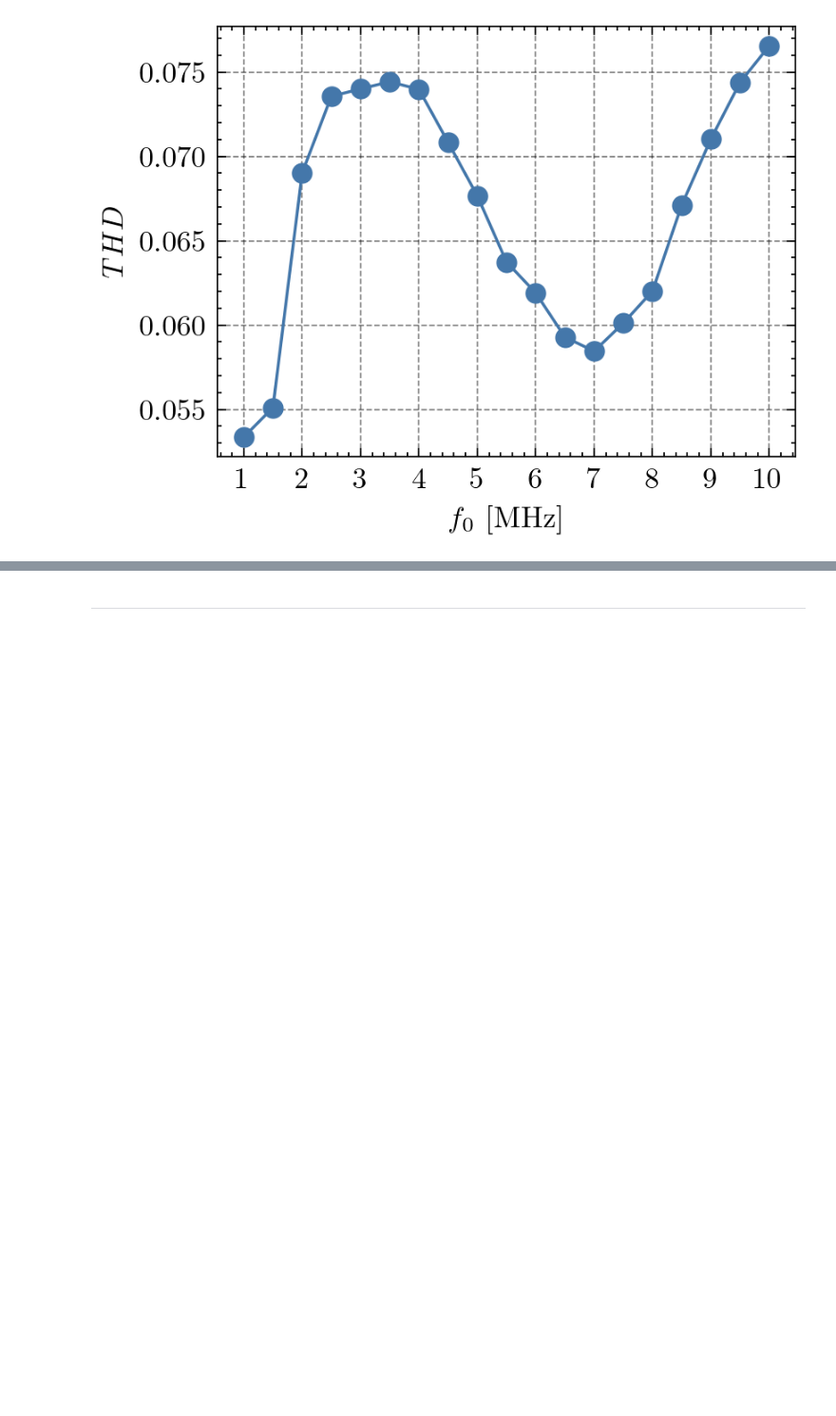
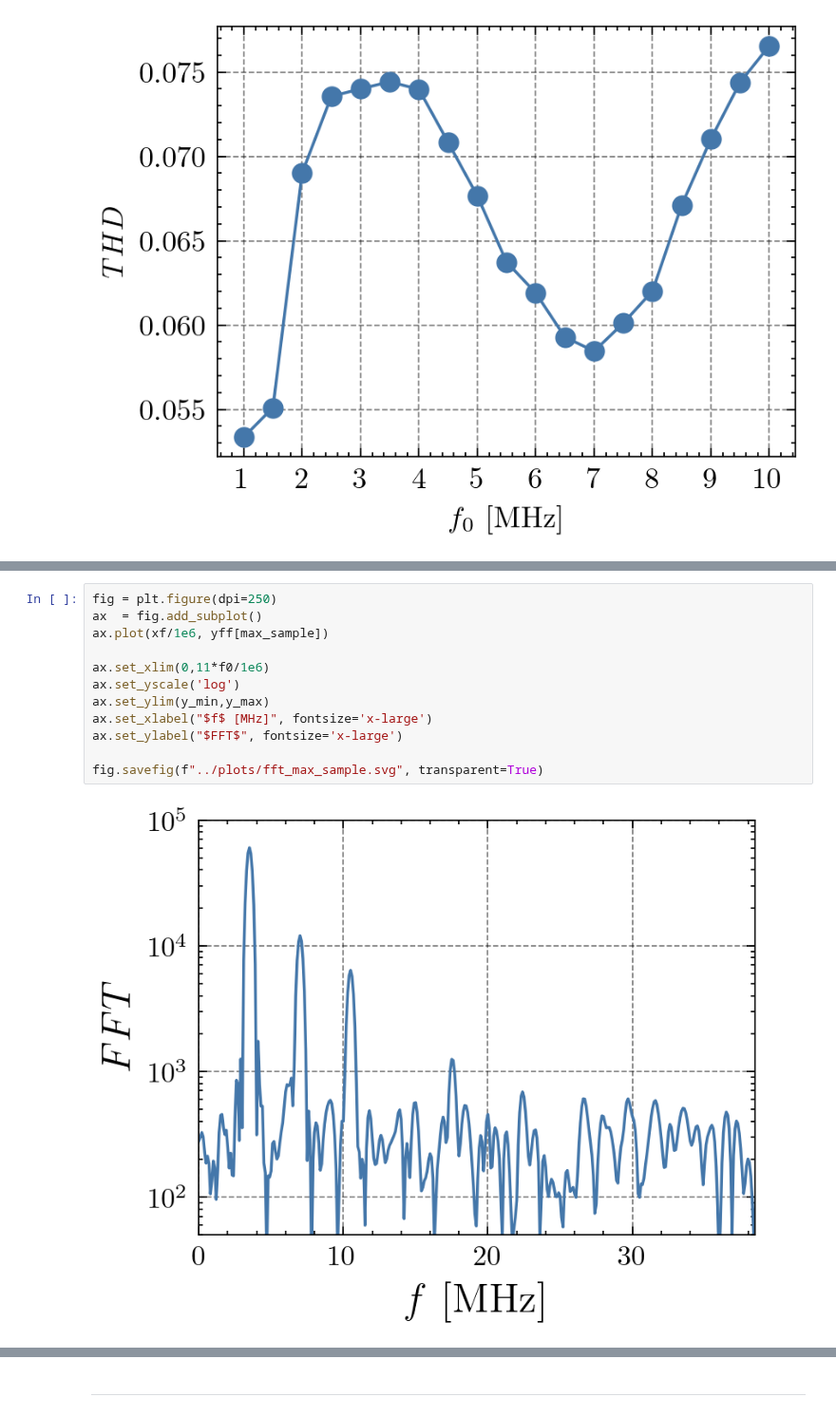
Before and after one commit to JonasMnsing/NanoNets, a Jupyter notebook: scripts/2_funding_period/WP2/wo_cable/ipynb/frequency.ipynb, the cells around one changed output, grey strips where cells are left out. Shown at 95% size. Drawn from its saved outputs; the diff is of its cells as text; blank space fills up the shorter version.

```diff
--- a/scripts/2_funding_period/WP2/wo_cable/ipynb/frequency.ipynb
+++ b/scripts/2_funding_period/WP2/wo_cable/ipynb/frequency.ipynb
@@ -118,0 +178,14 @@ fig.savefig(f"../plots/thd.svg", transparent=True)
+# %%
+fig = plt.figure(dpi=250)
+ax  = fig.add_subplot()
+ax.plot(xf/1e6, yff[max_sample])
+
+ax.set_xlim(0,11*f0/1e6)
+ax.set_yscale('log')
+ax.set_ylim(y_min,y_max)
+ax.set_xlabel("$f$ [MHz]", fontsize='x-large')
+ax.set_ylabel("$FFT$", fontsize='x-large')
+
+fig.savefig(f"../plots/fft_max_sample.svg", transparent=True)
+# %% [output]
+[figure, added]
```
Also changed, not shown: parts of 12 cells of this notebook, 19 other files.
